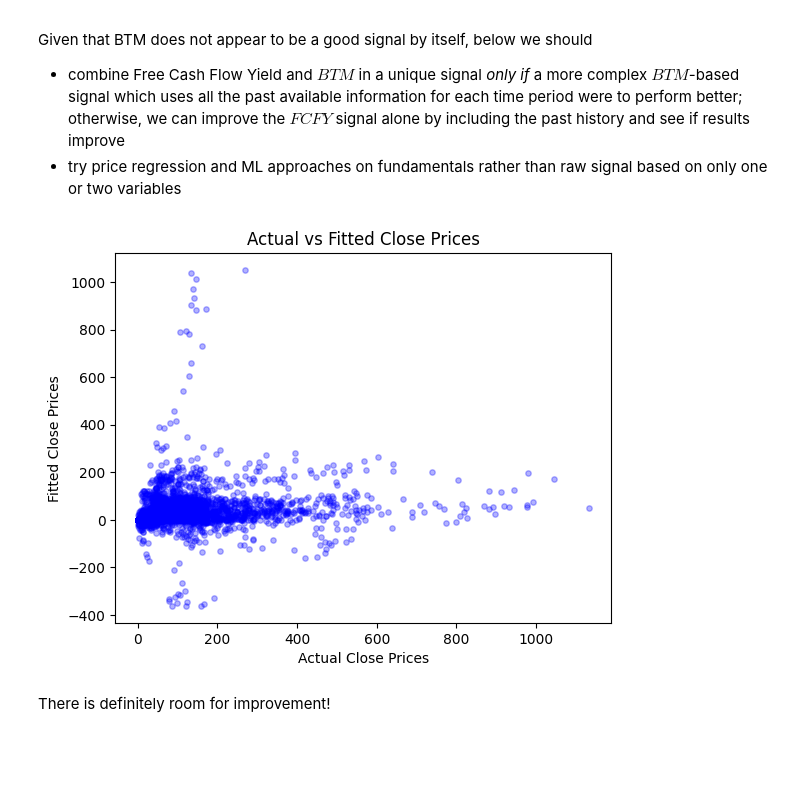
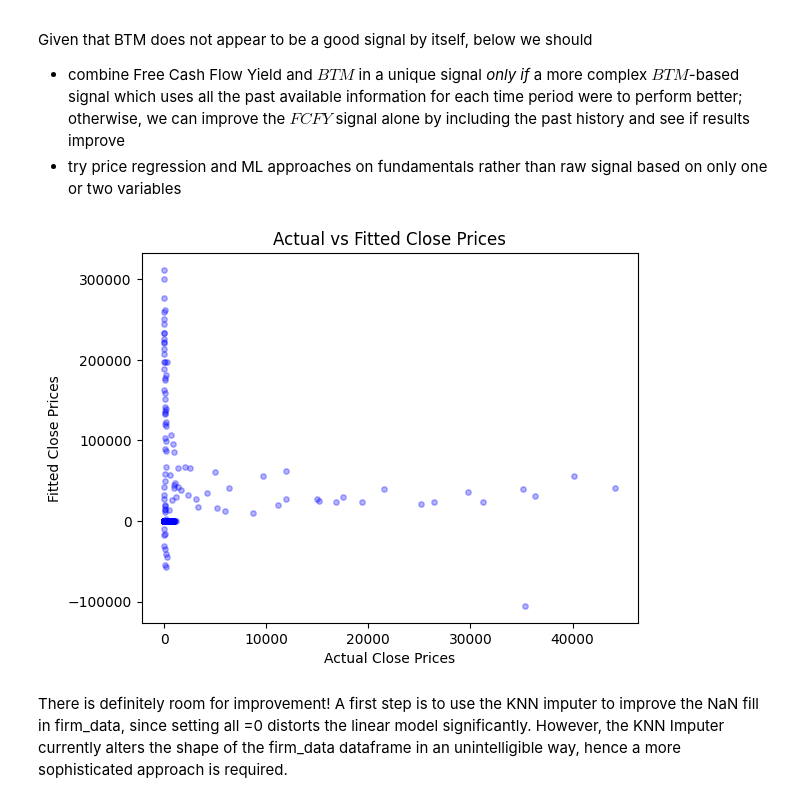
Before and after one commit to teopozzii/fmm1, a Jupyter notebook: arbitrage_btm.ipynb, the cells around one changed output. Cells and saved outputs as stored; diff of their text form; code cells hidden in the pictures; blank space fills up the shorter version.

```diff
--- a/arbitrage_btm.ipynb
+++ b/arbitrage_btm.ipynb
@@ -55,20 +56,18 @@ from utils import register_traffic_magic
 register_traffic_magic()
 # %%
 %%nettraffic
+# CONFIG FOR AV + FETCH NEW DATA
+# List of ticker info already possessed locally:
+OLD_TICKERS = list(load_fundamentals()['ticker'].unique())
 
-# CONFIG FOR AV + FETCH NEW DATA
-# List of ticker runs already executed locally:
-# TICKERS = ['AAPL', 'MSFT', 'GOOGL', 'META', 'AMZN', 'GTLB']
-# TICKERS = ['TSLA', 'AI',   'AEO',   'BUD',  'F']
-# TICKERS = ['ORCL', 'V',    'MA',    'UNH',  'NVDA', 'GOOG']
-# TICKERS = ['AVGO', 'JPM',  'WMT',   'LLY',  'NFLX']
-# TICKERS = ['XOM', 'PLTR', 'COST', 'JNJ', 'HD', 'PG']
-# TICKERS = ['ABBV', 'BAC', 'CVX', 'KO', 'GE', 'CSCO']
-# TICKERS = ['AMD','TMUS','PM','WFC','ABT','CRM']
+# void tickers on AV?: so far '1MC', 'KER', 'BRK.B', 'RGT',
 
-# void : '1MC', 'KER', 'BRK.B'
+nyse = pd.read_csv('nasdaqtraded.txt', sep='|') # file available at ftp://ftp.nasdaqtrader.com/symboldirectory/
+nyse = nyse[(nyse['Test Issue'] == 'N') & (nyse['ETF'] == 'N') # remove ETFs + tests
+            & (~nyse['Symbol'].isin(OLD_TICKERS))] # need to exclude from the list all the ones that have already been added!
 
-TICKERS = ['','','','','','']
+TICKERS = random.sample(list(nyse['Symbol']), 6) # AV usage limitations
+print(f'Tickers: {TICKERS}')
 
 function_map = {'b': 'BALANCE_SHEET', 'i': 'INCOME_STATEMENT', 'c': 'CASH_FLOW'}
 fundamentals = {} # Comment this line to continue data fetching if connection resets
@@ -427,37 +413,42 @@ reg = LinearRegression()
 firm_data = fundamentals[fundamentals.index.get_level_values('fiscalDateEnding') != 'current'].copy().drop(
     columns=[
         ('INCOME_STATEMENT','reportedCurrency'),
         ('BALANCE_SHEET','reportedCurrency'),
-        ('CASH_FLOW','reportedCurrency')])
+        ('CASH_FLOW','reportedCurrency'),
+        'OVERVIEW'])
 
 # Reorder headers and align data
 firm_data = firm_data.unstack(level=0)
 firm_data.columns = firm_data.columns.swaplevel(0, 2)
 firm_data.columns = firm_data.columns.swaplevel(1, 2)
 firm_data.index = pd.to_datetime(firm_data.index)
 
+# Reload close prices and drop firms for which there is no data for the selected time period (may be narrowed if needed)
+close_prices = prices['Close']
+close_prices = close_prices[filtered_tickers].dropna(axis=1, how='any')
+firm_data = firm_data[close_prices.columns]
 firm_data = firm_data.fillna(0)
-close_prices[filtered_tickers] = close_prices[filtered_tickers].fillna(0)
 
-common_idx = close_prices[filtered_tickers].index.intersection(firm_data.index)
-close_prices = close_prices[filtered_tickers].loc[common_idx]
+common_idx = close_prices.index.intersection(firm_data.index)
+close_prices = close_prices.loc[common_idx]
 firm_data = firm_data.loc[common_idx]
 close_prices = close_prices.sort_index()
 firm_data = firm_data.sort_index()
 
 close_prices_train, close_prices_test = close_prices.iloc[:-100], close_prices.iloc[-100:]
 firm_data_train, firm_data_test = firm_data.iloc[:-100], firm_data.iloc[-100:]
 
 reg.fit(firm_data_train, close_prices_train)
 close_prices_fit = reg.predict(firm_data_test)
 
 plt.scatter(close_prices_test, close_prices_fit, alpha=0.3, color='blue', s=15)
 
 plt.xlabel('Actual Close Prices')
 plt.ylabel('Fitted Close Prices')
 plt.title('Actual vs Fitted Close Prices')
 plt.show()
 # %% [output]
-[figure, old version]
+[figure, new version]
-# %% [markdown]
-There is definitely room for improvement!
+# %% [markdown]
+There is definitely room for improvement! A first step is to use the KNN imputer to improve the NaN fill in firm_data, since setting all =0 distorts the linear model significantly.
+However, the KNN Imputer currently alters the shape of the firm_data dataframe in an unintelligible way, hence a more sophisticated approach is required.
```
Also changed, not shown: parts of 8 cells of this notebook, 2 other files.
